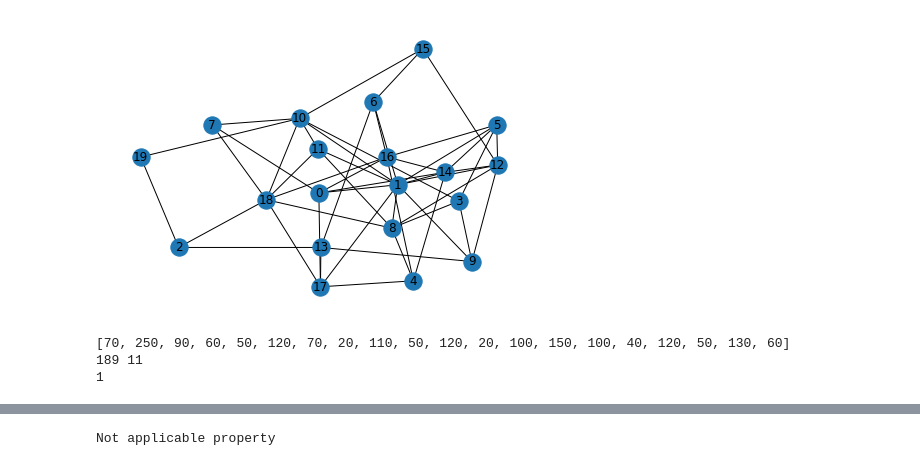
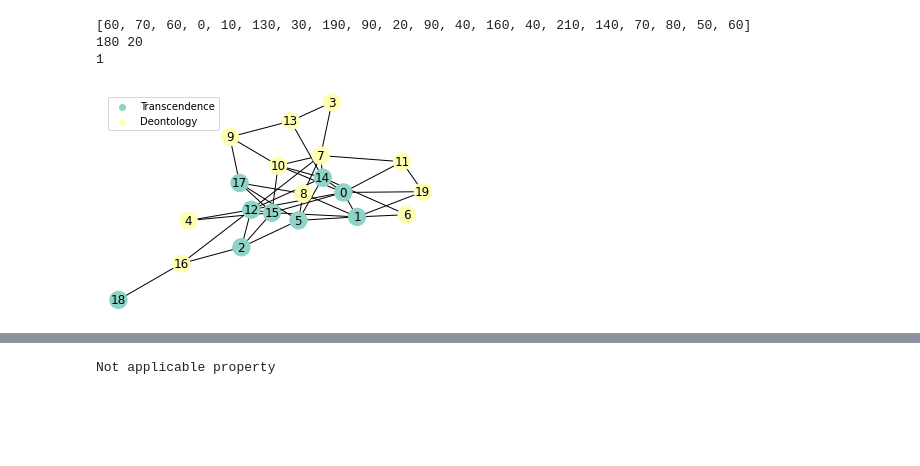
Before and after one commit to WSL-IIITB/SPECTRA, a Jupyter notebook: simulateNetwork.ipynb, the cells around one changed output, grey strips where cells are left out. Cells and saved outputs as stored; diff of their text form; code cells hidden in the pictures; blank space fills up the shorter version.

```diff
--- a/simulateNetwork.ipynb
+++ b/simulateNetwork.ipynb
@@ -20,17 +20,15 @@ numMsg = 200
 myseed = 32
 maxEpochs = 10000
 # %%
-G = nx.erdos_renyi_graph(numNodes, 0.2, seed=myseed)
-myPos = nx.spring_layout(G, seed = 40)
-nx.draw(G, pos=myPos, with_labels=True)
+# G = nx.erdos_renyi_graph(numNodes, 0.2, seed=myseed)
+# myPos = nx.spring_layout(G, seed = 40)
+# nx.draw(G, pos=myPos, with_labels=True)
-# %% [output]
-[figure, removed]
 # %%
 e = 0
 prevStates = []
 maxEpochs = 1
 common_attrs = {"burnoutThreshold":2*(numMsg*costFactor*msgUtility)/numNodes,"burnoutDrop":2}
-network = populationGraph(G,[0.5,0.5],[transcendenceAgent, deonticAgent], common_attrs)
+network = populationGraph(numNodes,[0.5,0.5],[transcendenceAgent, deonticAgent], common_attrs)
 while e<maxEpochs:
     e+=1
     G = network.getGraph()
@@ -45,9 +43,13 @@ while e<maxEpochs:
         break
 print(e)
 # %% [output]
-[70, 250, 90, 60, 50, 120, 70, 20, 110, 50, 120, 20, 100, 150, 100, 40, 120, 50, 130, 60]
-189 11
+[60, 70, 60, 0, 10, 130, 30, 190, 90, 20, 90, 40, 160, 40, 210, 140, 70, 80, 50, 60]
+180 20
 1
+# %%
+network.plotGraph()
+# %% [output]
+[figure, added]
 # %%
 print(G.nodes[0]['agent'].burnoutCount)
 print(G.nodes[0]['agent'].burnoutThreshold)
```
Also changed, not shown: parts of 4 cells of this notebook, 4 other files.
